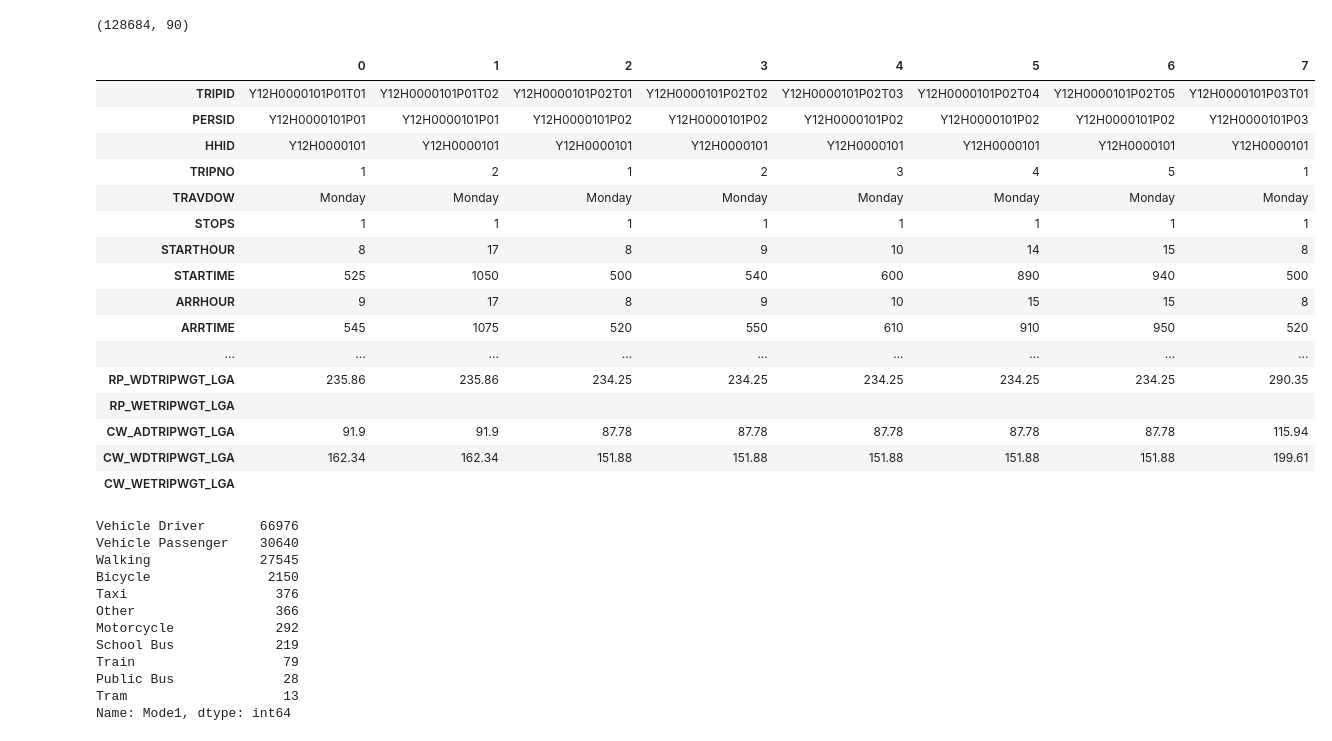
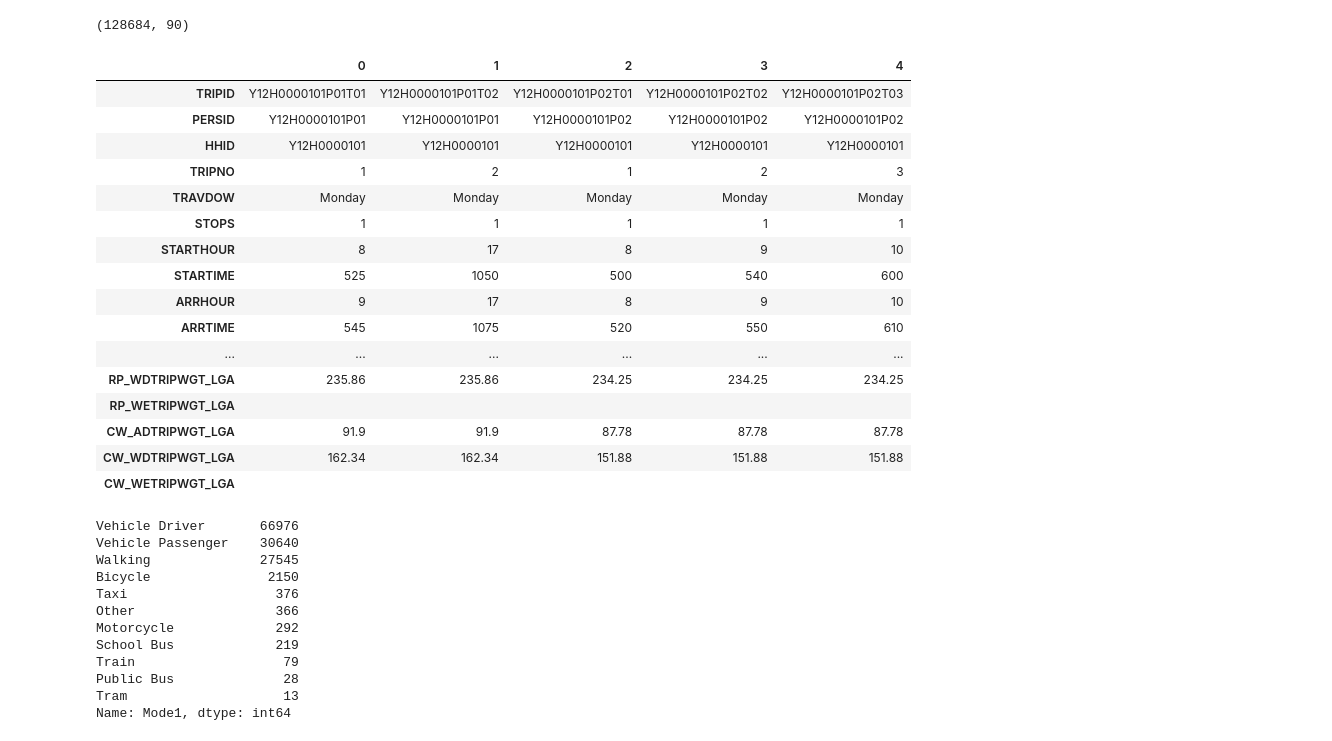
Before and after one commit to danhphan/melbourne-mode-choice, a Jupyter notebook: notebooks/01_data_preprocessing.ipynb, the cells around one changed output. Drawn from its saved outputs; the diff is of its cells as text; code cells hidden in the pictures.

```diff
--- a/notebooks/01_data_preprocessing.ipynb
+++ b/notebooks/01_data_preprocessing.ipynb
@@ -11,25 +11,25 @@ trips.shape
 # %% [output]
 (128684, 90)
 # %%
-trips.head(8).T
+trips.head(5).T
 # %% [output]
-|  | 0 | 1 | 2 | 3 | 4 | 5 | 6 | 7 |
-| TRIPID | Y12H0000101P01T01 | Y12H0000101P01T02 | Y12H0000101P02T01 | Y12H0000101P02T02 | Y12H0000101P02T03 | Y12H0000101P02T04 | Y12H0000101P02T05 | Y12H0000101P03T01 |
-| PERSID | Y12H0000101P01 | Y12H0000101P01 | Y12H0000101P02 | Y12H0000101P02 | Y12H0000101P02 | Y12H0000101P02 | Y12H0000101P02 | Y12H0000101P03 |
-| HHID | Y12H0000101 | Y12H0000101 | Y12H0000101 | Y12H0000101 | Y12H0000101 | Y12H0000101 | Y12H0000101 | Y12H0000101 |
-| TRIPNO | 1 | 2 | 1 | 2 | 3 | 4 | 5 | 1 |
-| TRAVDOW | Monday | Monday | Monday | Monday | Monday | Monday | Monday | Monday |
-| STOPS | 1 | 1 | 1 | 1 | 1 | 1 | 1 | 1 |
-| STARTHOUR | 8 | 17 | 8 | 9 | 10 | 14 | 15 | 8 |
-| STARTIME | 525 | 1050 | 500 | 540 | 600 | 890 | 940 | 500 |
-| ARRHOUR | 9 | 17 | 8 | 9 | 10 | 15 | 15 | 8 |
-| ARRTIME | 545 | 1075 | 520 | 550 | 610 | 910 | 950 | 520 |
-| ... | ... | ... | ... | ... | ... | ... | ... | ... |
-| RP_WDTRIPWGT_LGA | 235.86 | 235.86 | 234.25 | 234.25 | 234.25 | 234.25 | 234.25 | 290.35 |
-| RP_WETRIPWGT_LGA |  |  |  |  |  |  |  |  |
-| CW_ADTRIPWGT_LGA | 91.9 | 91.9 | 87.78 | 87.78 | 87.78 | 87.78 | 87.78 | 115.94 |
-| CW_WDTRIPWGT_LGA | 162.34 | 162.34 | 151.88 | 151.88 | 151.88 | 151.88 | 151.88 | 199.61 |
-| CW_WETRIPWGT_LGA |  |  |  |  |  |  |  |  |
+|  | 0 | 1 | 2 | 3 | 4 |
+| TRIPID | Y12H0000101P01T01 | Y12H0000101P01T02 | Y12H0000101P02T01 | Y12H0000101P02T02 | Y12H0000101P02T03 |
+| PERSID | Y12H0000101P01 | Y12H0000101P01 | Y12H0000101P02 | Y12H0000101P02 | Y12H0000101P02 |
+| HHID | Y12H0000101 | Y12H0000101 | Y12H0000101 | Y12H0000101 | Y12H0000101 |
+| TRIPNO | 1 | 2 | 1 | 2 | 3 |
+| TRAVDOW | Monday | Monday | Monday | Monday | Monday |
+| STOPS | 1 | 1 | 1 | 1 | 1 |
+| STARTHOUR | 8 | 17 | 8 | 9 | 10 |
+| STARTIME | 525 | 1050 | 500 | 540 | 600 |
+| ARRHOUR | 9 | 17 | 8 | 9 | 10 |
+| ARRTIME | 545 | 1075 | 520 | 550 | 610 |
+| ... | ... | ... | ... | ... | ... |
+| RP_WDTRIPWGT_LGA | 235.86 | 235.86 | 234.25 | 234.25 | 234.25 |
+| RP_WETRIPWGT_LGA |  |  |  |  |  |
+| CW_ADTRIPWGT_LGA | 91.9 | 91.9 | 87.78 | 87.78 | 87.78 |
+| CW_WDTRIPWGT_LGA | 162.34 | 162.34 | 151.88 | 151.88 | 151.88 |
+| CW_WETRIPWGT_LGA |  |  |  |  |  |
 # %%
 trips.Mode1.value_counts()
 # %% [output]
```
Also changed, not shown: parts of 1 cell of this notebook.
